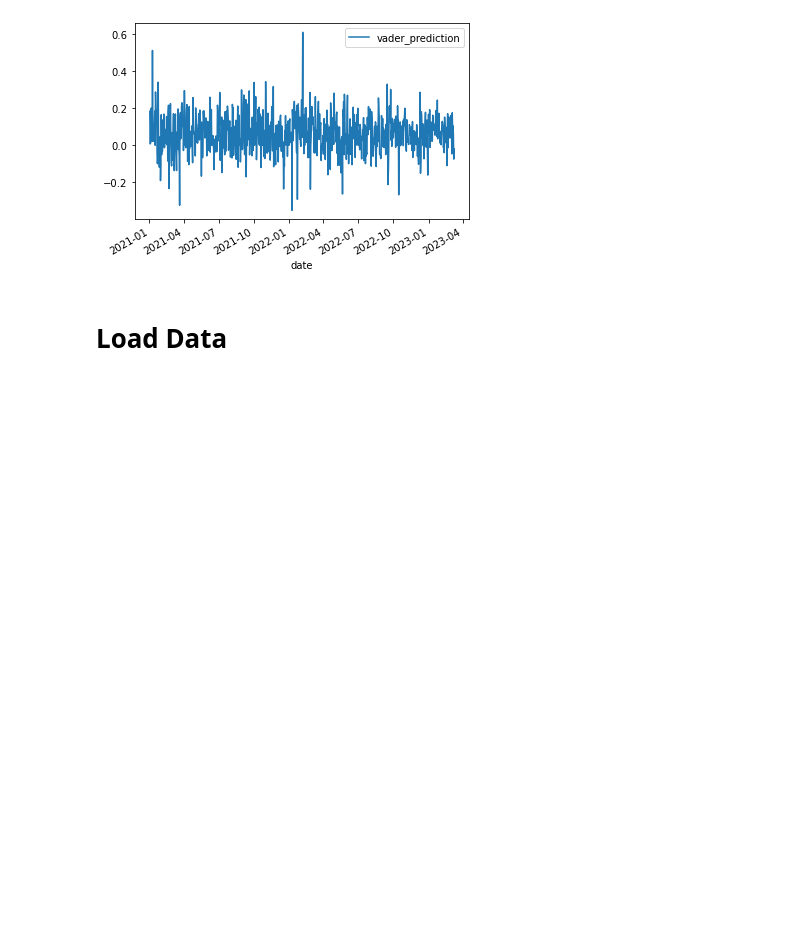
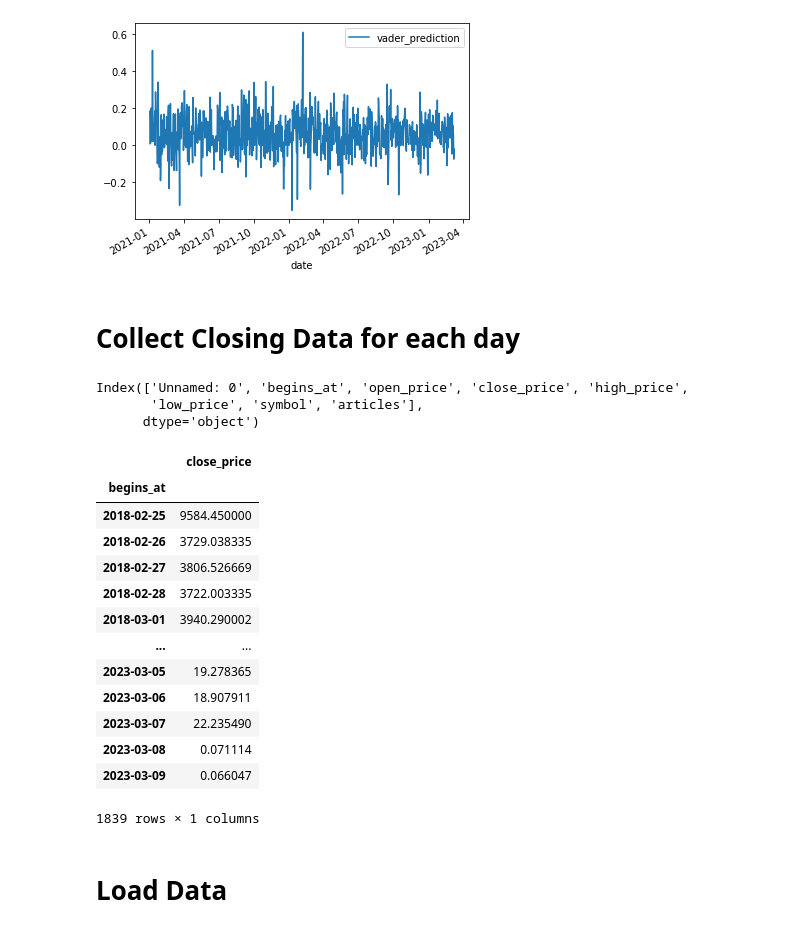
Before and after one commit to zarbin/UTA_Project-4, a Jupyter notebook: sandbox/JennS/sentiment_analysis_auto.ipynb, the cells around one changed output. Cells and saved outputs as stored; diff of their text form; code cells hidden in the pictures; blank space fills up the shorter version.

```diff
--- a/sandbox/JennS/sentiment_analysis_auto.ipynb
+++ b/sandbox/JennS/sentiment_analysis_auto.ipynb
@@ -252,6 +269,33 @@ doge_vader.plot.line(x="date", y="vader_prediction")
 # %% [output]
 <AxesSubplot:xlabel='date'>
 [figure]
+# %% [markdown]
+# Collect Closing Data for each day
+# %%
+crypto.columns
+# %% [output]
+Index(['Unnamed: 0', 'begins_at', 'open_price', 'close_price', 'high_price',
+       'low_price', 'symbol', 'articles'],
+      dtype='object')
+# %%
+crypto_close = crypto.loc[:,["begins_at", "close_price"]].groupby("begins_at").mean()
+crypto_close.rename(columns={"begins_at":"date"}, inplace=True)
+crypto_close
+# %% [output]
+|  | close_price |
+| begins_at |  |
+| 2018-02-25 | 9584.450000 |
+| 2018-02-26 | 3729.038335 |
+| 2018-02-27 | 3806.526669 |
+| 2018-02-28 | 3722.003335 |
+| 2018-03-01 | 3940.290002 |
+| ... | ... |
+| 2023-03-05 | 19.278365 |
+| 2023-03-06 | 18.907911 |
+| 2023-03-07 | 22.235490 |
+| 2023-03-08 | 0.071114 |
+| 2023-03-09 | 0.066047 |
+1839 rows × 1 columns
 # %% [markdown]
 # Load Data
 # %%
```
Also changed, not shown: parts of 2 cells of this notebook.
